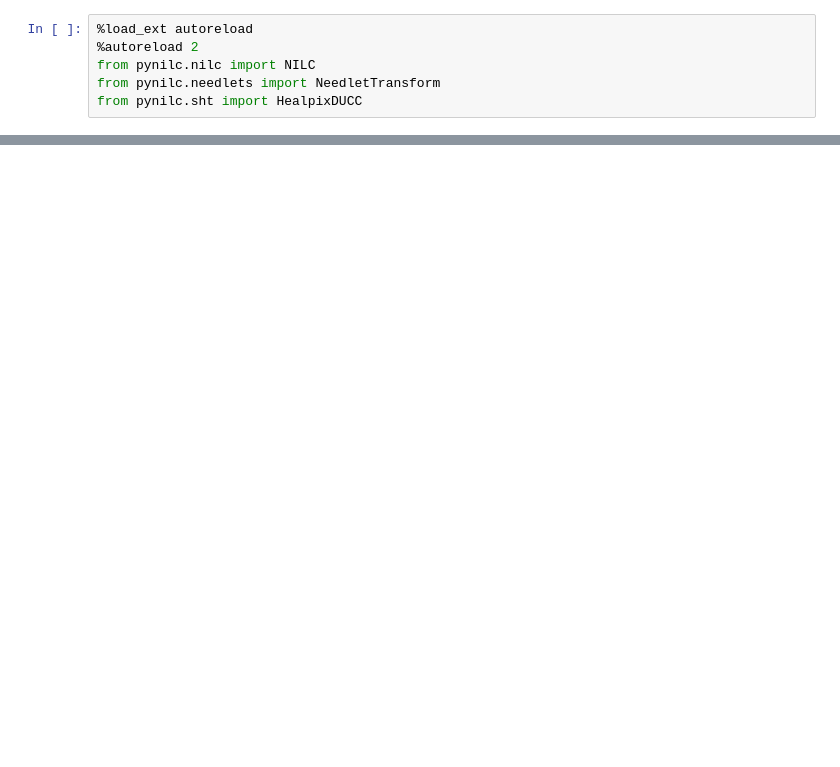
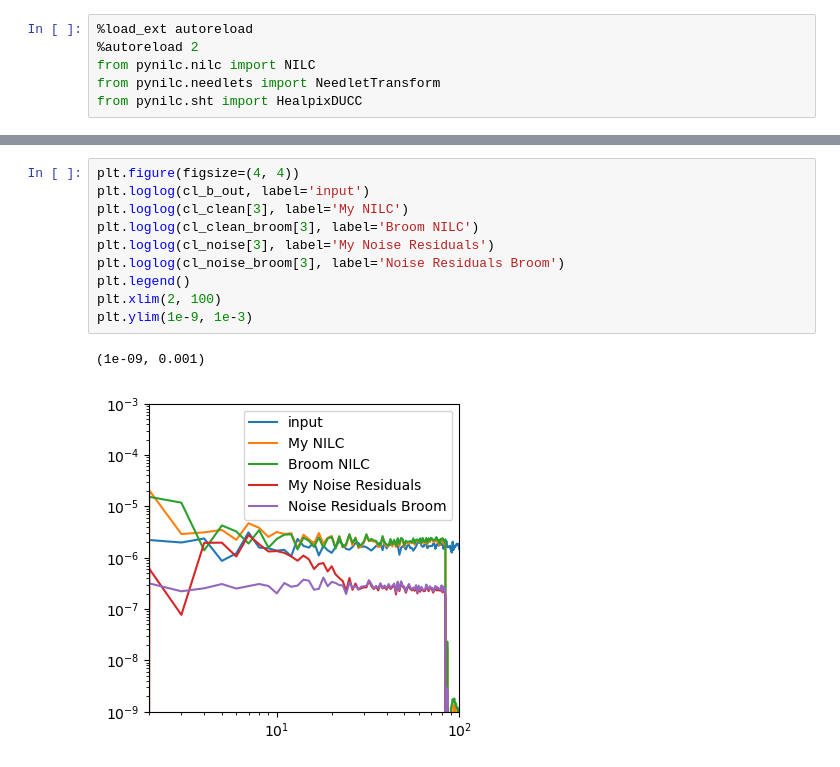
Before and after one commit to antolonappan/PyNILC, a Jupyter notebook: examples/nilc_masked.ipynb, the cells around one changed output, grey strips where cells are left out. Saved outputs shown, nothing was run; the diff lists cells and outputs as text; blank space fills up the shorter version.

```diff
--- a/examples/nilc_masked.ipynb
+++ b/examples/nilc_masked.ipynb
@@ -143 +213,14 @@ Computing temperature alms
+# %%
+plt.figure(figsize=(4, 4))
+plt.loglog(cl_b_out, label='input')
+plt.loglog(cl_clean[3], label='My NILC')
+plt.loglog(cl_clean_broom[3], label='Broom NILC')
+plt.loglog(cl_noise[3], label='My Noise Residuals')
+plt.loglog(cl_noise_broom[3], label='Noise Residuals Broom')
+plt.legend()
+plt.xlim(2, 100)
+plt.ylim(1e-9, 1e-3)
+# %% [output]
+(1e-09, 0.001)
+[figure, added]
 # %%
```
Also changed, not shown: parts of 38 cells of this notebook, 3 other files.
